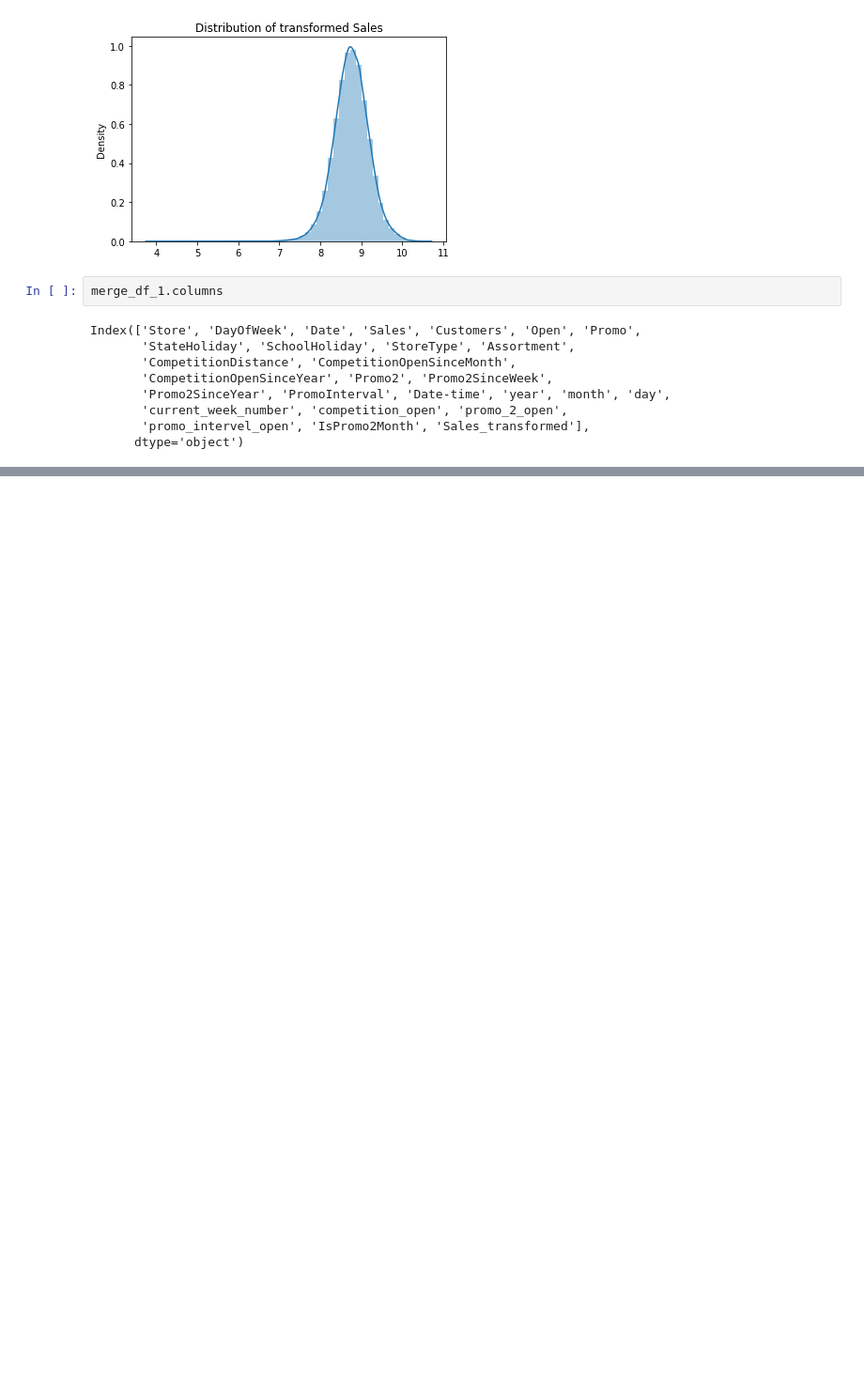
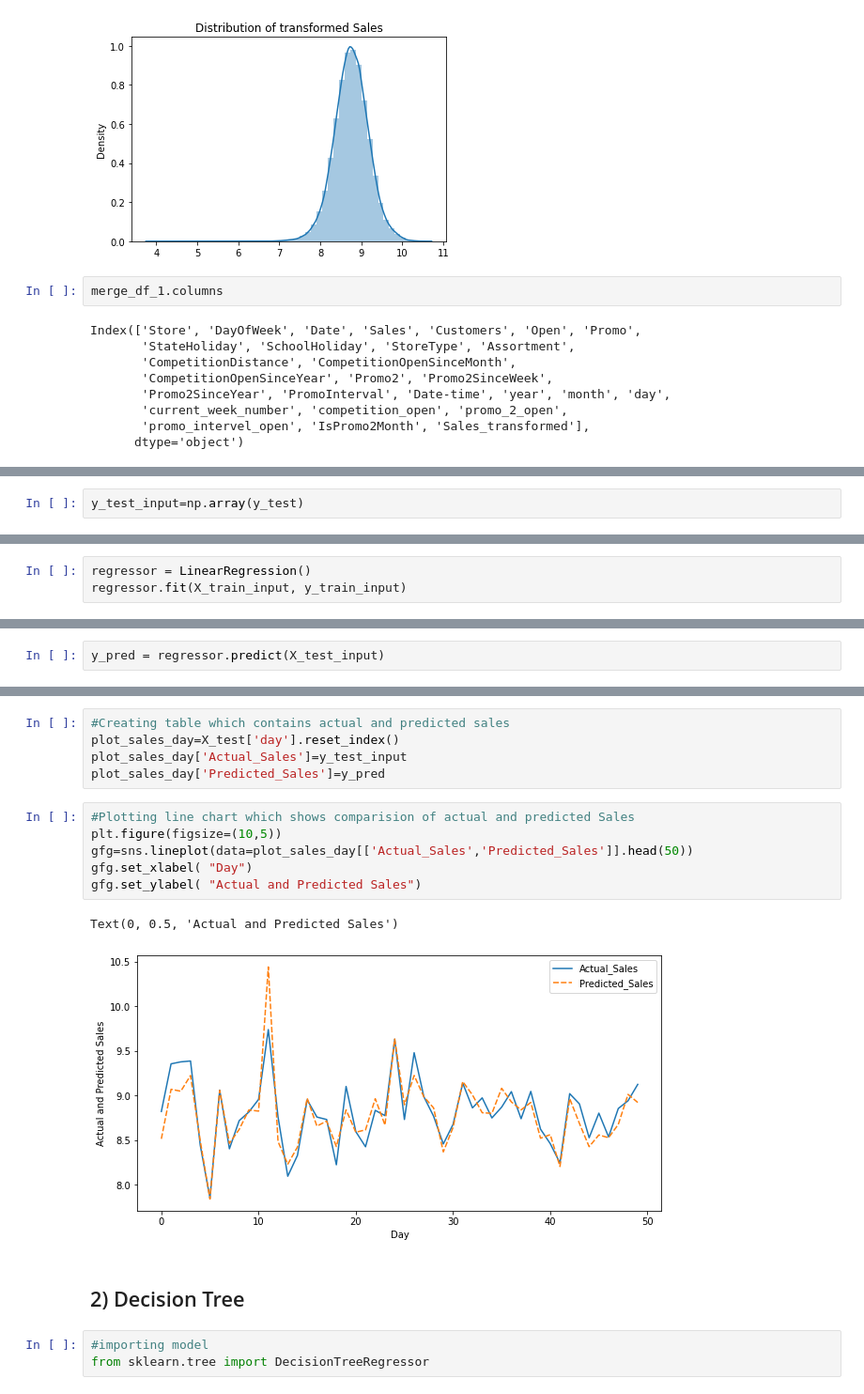
Before and after one commit to subodhsd/Rossmann-Sales-Prediction, a Jupyter notebook: Rossmann_Sales_Prediction.ipynb, the cells around one changed output, grey strips where cells are left out. Shown at 94% size. Drawn from its saved outputs; the diff is of its cells as text; blank space fills up the shorter version.

Commit message:
Modelling

```diff
--- a/Rossmann_Sales_Prediction.ipynb
+++ b/Rossmann_Sales_Prediction.ipynb
@@ -866,0 +977,2 @@ Index(['Store', 'DayOfWeek', 'Date', 'Sales', 'Customers', 'Open', 'Promo',
+# %%
+y_test_input=np.array(y_test)
@@ -866,0 +1031,3 @@ Index(['Store', 'DayOfWeek', 'Date', 'Sales', 'Customers', 'Open', 'Promo',
+# %%
+regressor = LinearRegression()
+regressor.fit(X_train_input, y_train_input)
@@ -866,0 +1053,2 @@ Index(['Store', 'DayOfWeek', 'Date', 'Sales', 'Customers', 'Open', 'Promo',
+# %%
+y_pred = regressor.predict(X_test_input)
@@ -866,0 +1104,19 @@ Index(['Store', 'DayOfWeek', 'Date', 'Sales', 'Customers', 'Open', 'Promo',
+# %%
+#Creating table which contains actual and predicted sales
+plot_sales_day=X_test['day'].reset_index()
+plot_sales_day['Actual_Sales']=y_test_input
+plot_sales_day['Predicted_Sales']=y_pred
+# %%
+#Plotting line chart which shows comparision of actual and predicted Sales
+plt.figure(figsize=(10,5))
+gfg=sns.lineplot(data=plot_sales_day[['Actual_Sales','Predicted_Sales']].head(50))
+gfg.set_xlabel( "Day")
+gfg.set_ylabel( "Actual and Predicted Sales")
+# %% [output]
+Text(0, 0.5, 'Actual and Predicted Sales')
+[figure, added]
+# %% [markdown]
+## 2) Decision Tree
+# %%
+#importing model
+from sklearn.tree import DecisionTreeRegressor
```
Also changed, not shown: parts of 103 cells of this notebook.
